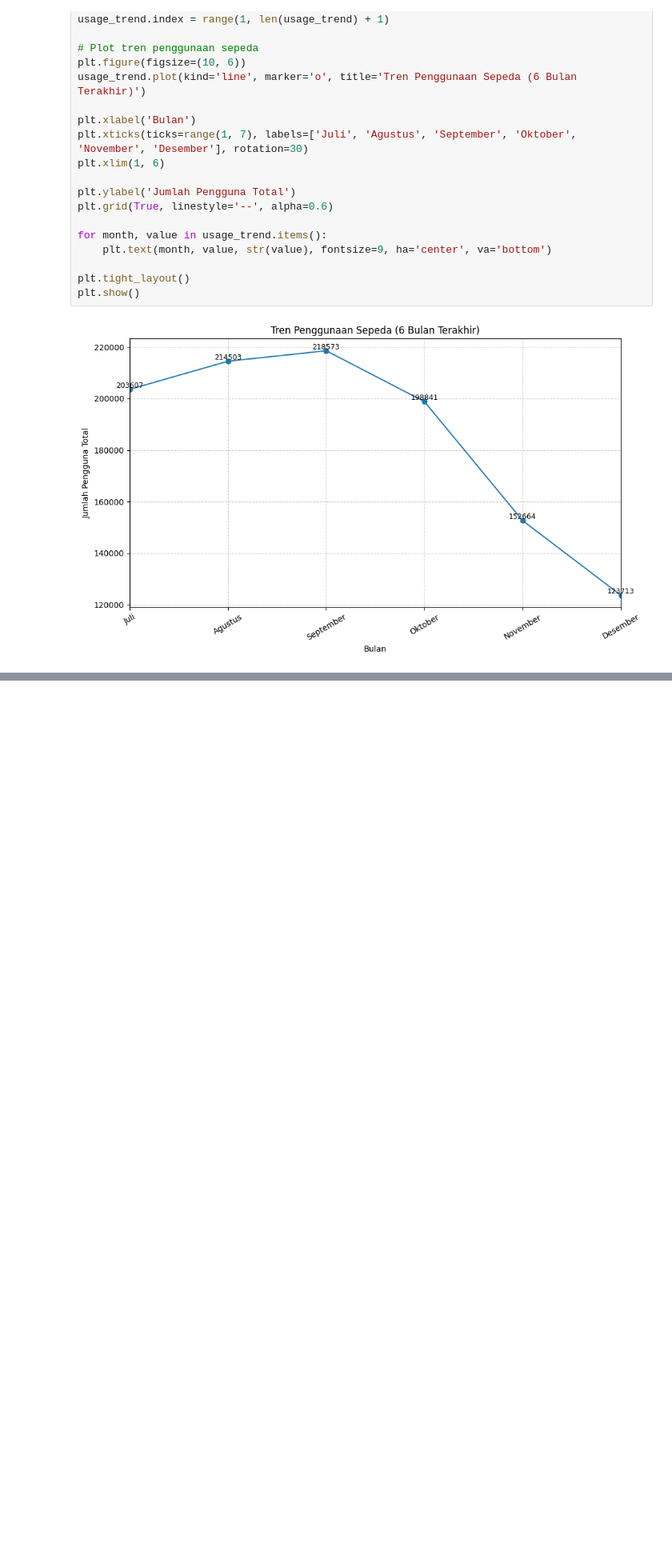
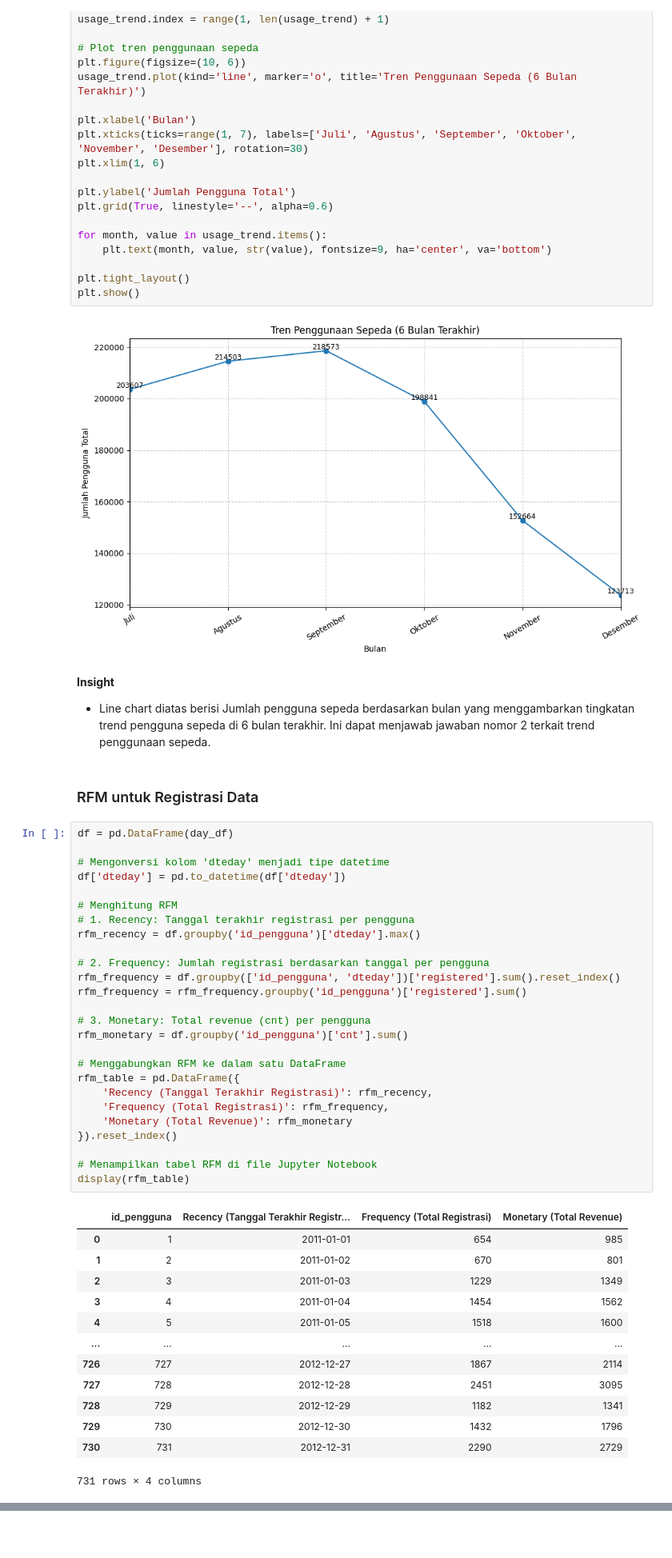
Before and after one commit to khalifumar/proyek_analisis_data, a Jupyter notebook: notebook.ipynb, the cells around one changed output, grey strips where cells are left out. Shown at 80% size. Cells and saved outputs as stored; diff of their text form; blank space fills up the shorter version.

```diff
--- a/notebook.ipynb
+++ b/notebook.ipynb
@@ -643,3 +643,48 @@ plt.tight_layout()
 plt.show()
 # %% [output]
 [figure]
+# %% [markdown]
+**Insight**
+- Line chart diatas berisi Jumlah pengguna sepeda berdasarkan bulan yang menggambarkan tingkatan trend pengguna sepeda di 6 bulan terakhir. Ini dapat menjawab jawaban nomor 2 terkait trend penggunaan sepeda.
+# %% [markdown]
+### RFM untuk Registrasi Data
+# %%
+df = pd.DataFrame(day_df)
+
+# Mengonversi kolom 'dteday' menjadi tipe datetime
+df['dteday'] = pd.to_datetime(df['dteday'])
+
+# Menghitung RFM
+# 1. Recency: Tanggal terakhir registrasi per pengguna
+rfm_recency = df.groupby('id_pengguna')['dteday'].max()
+
+# 2. Frequency: Jumlah registrasi berdasarkan tanggal per pengguna
+rfm_frequency = df.groupby(['id_pengguna', 'dteday'])['registered'].sum().reset_index()
+rfm_frequency = rfm_frequency.groupby('id_pengguna')['registered'].sum()
+
+# 3. Monetary: Total revenue (cnt) per pengguna
+rfm_monetary = df.groupby('id_pengguna')['cnt'].sum()
+
+# Menggabungkan RFM ke dalam satu DataFrame
+rfm_table = pd.DataFrame({
+    'Recency (Tanggal Terakhir Registrasi)': rfm_recency,
+    'Frequency (Total Registrasi)': rfm_frequency,
+    'Monetary (Total Revenue)': rfm_monetary
+}).reset_index()
+
+# Menampilkan tabel RFM di file Jupyter Notebook
+display(rfm_table)
+# %% [output]
+|  | id_pengguna | Recency (Tanggal Terakhir Registr... | Frequency (Total Registrasi) | Monetary (Total Revenue) |
+| 0 | 1 | 2011-01-01 | 654 | 985 |
+| 1 | 2 | 2011-01-02 | 670 | 801 |
+| 2 | 3 | 2011-01-03 | 1229 | 1349 |
+| 3 | 4 | 2011-01-04 | 1454 | 1562 |
+| 4 | 5 | 2011-01-05 | 1518 | 1600 |
+| ... | ... | ... | ... | ... |
+| 726 | 727 | 2012-12-27 | 1867 | 2114 |
+| 727 | 728 | 2012-12-28 | 2451 | 3095 |
+| 728 | 729 | 2012-12-29 | 1182 | 1341 |
+| 729 | 730 | 2012-12-30 | 1432 | 1796 |
+| 730 | 731 | 2012-12-31 | 2290 | 2729 |
+731 rows × 4 columns
```
Also changed, not shown: parts of 10 cells of this notebook, 1 other file.
